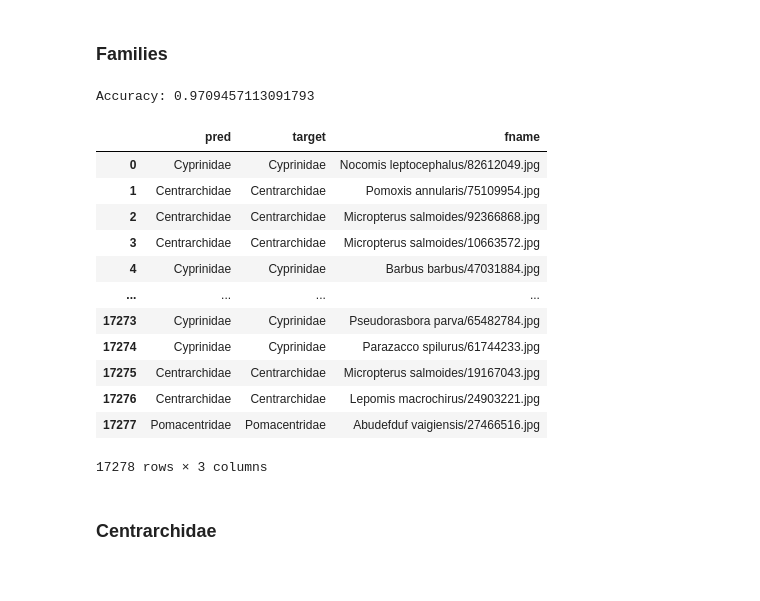
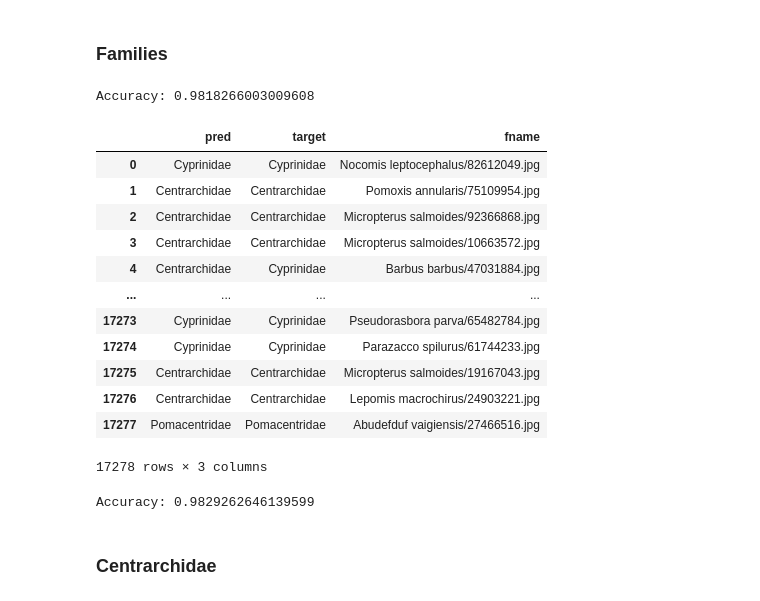
Before and after one commit to jossalgon/Fishly-Hierarchical-image-classification, a Jupyter notebook: species144-by-families3.ipynb, the cells around one changed output. Cells and saved outputs as stored; diff of their text form; code cells hidden in the pictures.

Commit message:
update species144-by-families3

```diff
--- a/species144-by-families3.ipynb
+++ b/species144-by-families3.ipynb
@@ -601,18 +599,18 @@ df_families_preds = get_preds('families3-resnet50-6epochs.pkl', is_y_specie=Fals
                               family=None, save_results=True)
 # %%
-df_families_preds = load_preds('families3-resnet50-6epochs.pkl')
+df_families_preds = load_preds('families3-resnet50-12epochs.pkl')
 
 print('Accuracy:', accuracy_score(df_families_preds['target'], df_families_preds['pred']))
 
 df_families_preds
 # %% [output]
-Accuracy: 0.9709457113091793
+Accuracy: 0.9818266003009608
 |  | pred | target | fname |
 | 0 | Cyprinidae | Cyprinidae | Nocomis leptocephalus/82612049.jpg |
 | 1 | Centrarchidae | Centrarchidae | Pomoxis annularis/75109954.jpg |
 | 2 | Centrarchidae | Centrarchidae | Micropterus salmoides/92366868.jpg |
 | 3 | Centrarchidae | Centrarchidae | Micropterus salmoides/10663572.jpg |
-| 4 | Cyprinidae | Cyprinidae | Barbus barbus/47031884.jpg |
+| 4 | Centrarchidae | Cyprinidae | Barbus barbus/47031884.jpg |
 | ... | ... | ... | ... |
 | 17273 | Cyprinidae | Cyprinidae | Pseudorasbora parva/65482784.jpg |
 | 17274 | Cyprinidae | Cyprinidae | Parazacco spilurus/61744233.jpg |
@@ -620,6 +618,12 @@ Accuracy: 0.9709457113091793
 | 17276 | Centrarchidae | Centrarchidae | Lepomis macrochirus/24903221.jpg |
 | 17277 | Pomacentridae | Pomacentridae | Abudefduf vaigiensis/27466516.jpg |
 17278 rows × 3 columns
+# %%
+df_families_preds = load_preds('families3-resnet50-24epochs.pkl')
+
+print('Accuracy:', accuracy_score(df_families_preds['target'], df_families_preds['pred']))
+# %% [output]
+Accuracy: 0.9829262646139599
 # %% [markdown]
 ### Centrarchidae
 # %%
```
Also changed, not shown: parts of 16 cells of this notebook.
